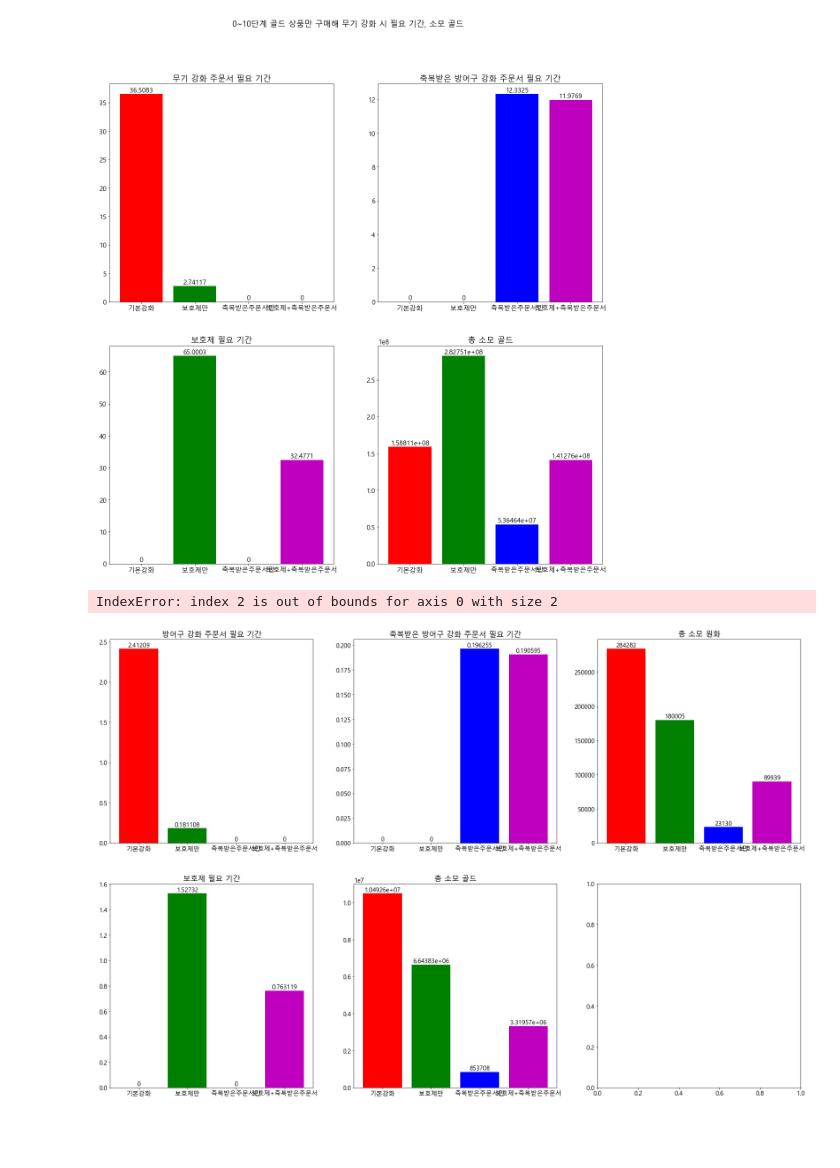
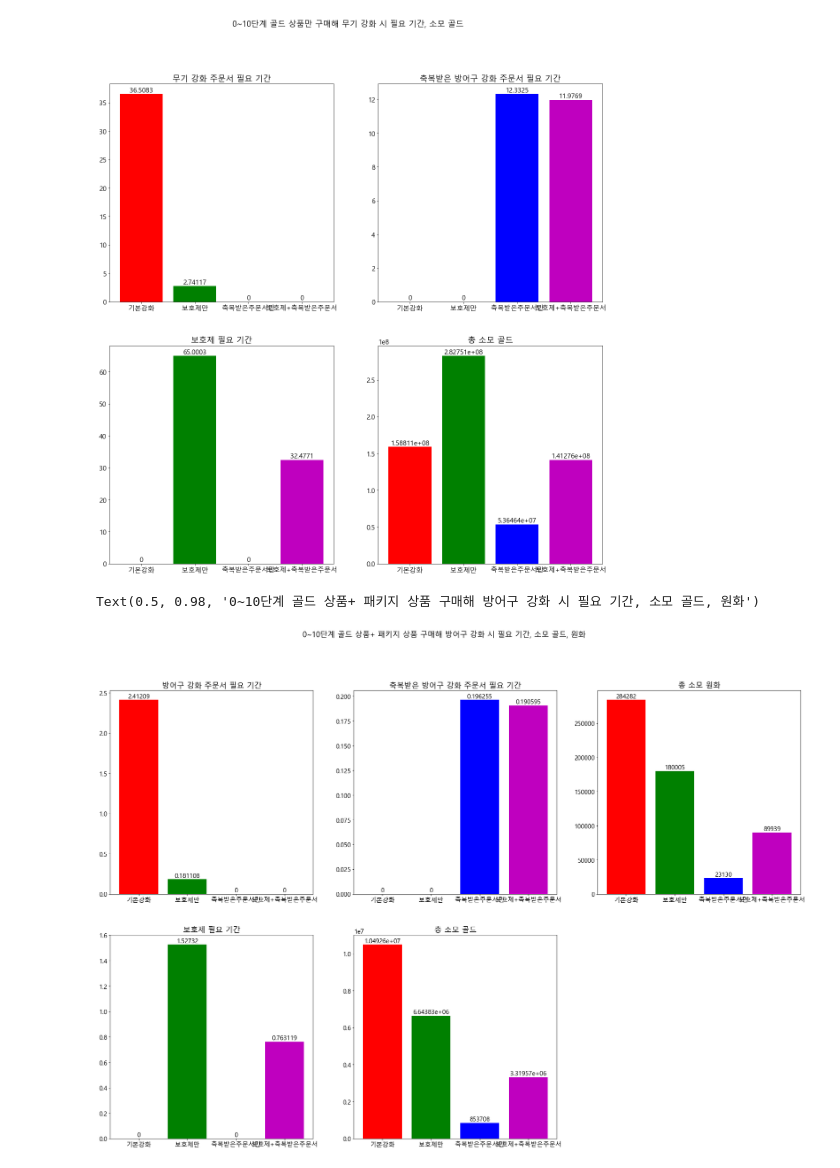
Before and after one commit to dhoanjanjsep/MoonLightSculptorUpgradeGuide, a Jupyter notebook: 달빛조각사 기본 강화 시뮬레이터0~10단계.ipynb, the cells around one changed output. Drawn from its saved outputs; the diff is of its cells as text; code cells hidden in the pictures; blank space fills up the shorter version.

```diff
--- a/달빛조각사 기본 강화 시뮬레이터0~10단계.ipynb
+++ b/달빛조각사 기본 강화 시뮬레이터0~10단계.ipynb
@@ -612,30 +612,30 @@ Text(0.5, 0.98, '0~10단계 골드 상품만 구매해 무기 강화 시 필요
 # %%
 fig, axs = plt.subplots(2,3,figsize = (30,20))
 시뮬레이션유형 = np.arange(4)
 colors = ['r', 'g', 'b', 'm']
 강화유형 = ["기본강화","보호제만","축복받은주문서만","보호제+축복받은주문서"]
 p1 = axs[0,0].bar(강화유형, df_goldPackageArmorDuration["방어구강화주문서필요일수"], color = colors)
 axs[0,0].title.set_text("방어구 강화 주문서 필요 기간")
 axs[0,0].bar_label(p1)
 axs[0,0].set_xticks(시뮬레이션유형)
 axs[0,0].set_xticklabels(강화유형)
 p2 = axs[0,1].bar(강화유형, df_goldPackageArmorDuration["축복받은방어구강화주문서필요일수"], color = colors)
 axs[0,1].bar_label(p2)
 axs[0,1].title.set_text("축복받은 방어구 강화 주문서 필요 기간")
 p3 = axs[1,0].bar(강화유형, df_goldPackageArmorDuration["보호제필요일수"], color = colors)
 axs[1,0].bar_label(p3)
 axs[1,0].title.set_text("보호제 필요 기간")
 p4 = axs[1,1].bar(강화유형, df_goldPackageArmorDuration["소모골드"], color = colors)
 axs[1,1].bar_label(p4)
 axs[1,1].title.set_text("총 소모 골드")
 p5 = axs[0,2].bar(강화유형, df_goldPackageArmorDuration["소모원화"], color = colors)
 axs[0,2].bar_label(p5)
 axs[0,2].title.set_text("총 소모 원화")
-fig.delaxes(axs[2,1])
+fig.delaxes(axs[1,2])
 plt.suptitle(f"{시뮬레이션단계} 골드 상품+ 패키지 상품 구매해 방어구 강화 시 필요 기간, 소모 골드, 원화")
 # %% [output]
-IndexError: index 2 is out of bounds for axis 0 with size 2
+Text(0.5, 0.98, '0~10단계 골드 상품+ 패키지 상품 구매해 방어구 강화 시 필요 기간, 소모 골드, 원화')
-[figure, old version]
+[figure, new version]
 # %%
 fig, axs = plt.subplots(2,3,figsize = (30,20))
 시뮬레이션유형 = np.arange(4)
```
Also changed, not shown: parts of 1 cell of this notebook.
